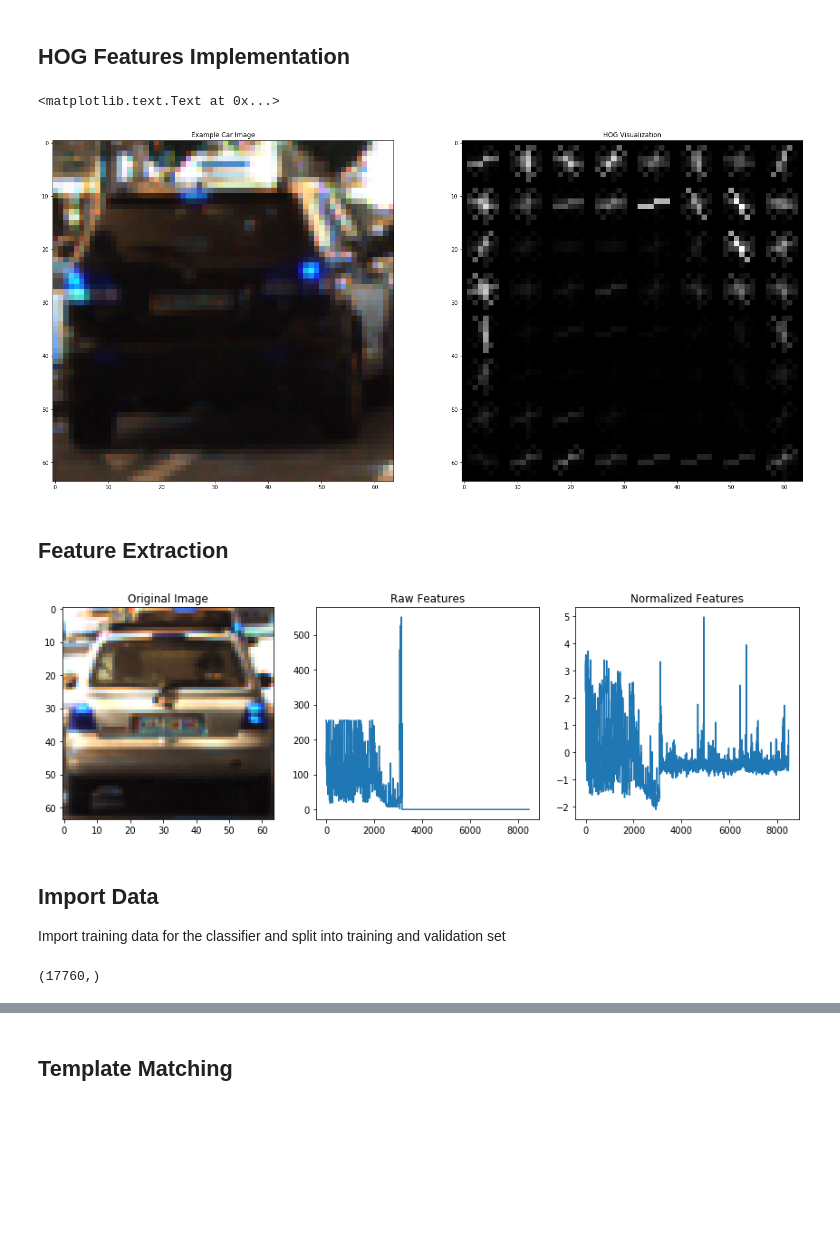
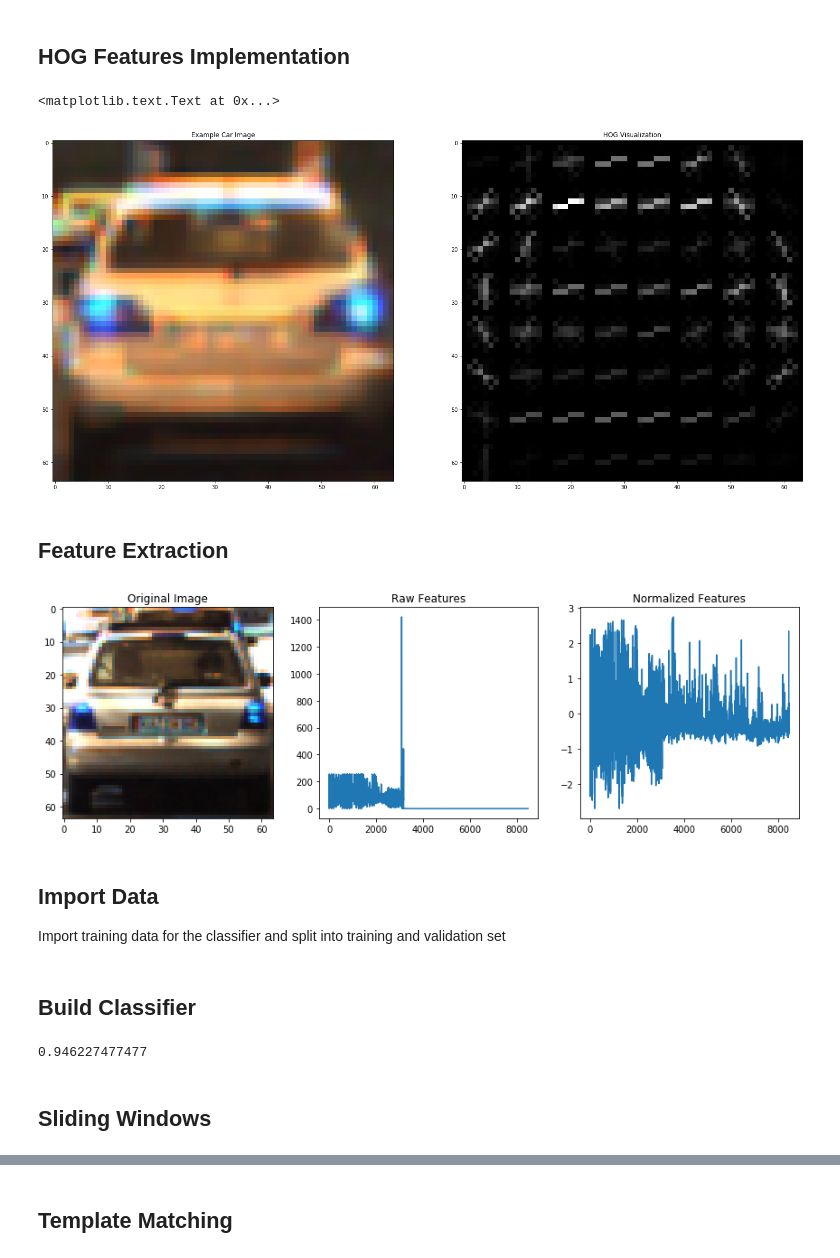
Before and after one commit to lhyleonghuiyu/CarND-Vehicle-Detection, a Jupyter notebook: starter.ipynb, the cells around one changed output, grey strips where cells are left out. Saved outputs shown, nothing was run; the diff lists cells and outputs as text; code cells hidden in the pictures; blank space fills up the shorter version.

```diff
--- a/starter.ipynb
+++ b/starter.ipynb
@@ -26,16 +30,13 @@ car_list = [] #sample cars
 random_list = [] #sample random stuff
 
 for filename in glob.glob('./test_images/*.jpg'): #assuming gif
-    im = cv2.imread(filename)
-    image_list.append(im)
+    image_list.append(filename)
 
 for filename in glob.glob('./sample_car/*.png'):
-    im = cv2.imread(filename)
-    car_list.append(im)
+    car_list.append(filename)
 
 for filename in glob.glob('./sample_stuff/*.png'):
-    im = cv2.imread(filename)
-    random_list.append(im)
+    random_list.append(filename)
 # %%
 #Testing colorspaces
 # Plot features
@@ -90,7 +92,7 @@ def get_hog_features(img, orient, pix_per_cell, cell_per_block, vis=True,
     hog_features, hog_image = hog(img, orientations=orient,
                               pixels_per_cell=(pix_per_cell, pix_per_cell),
                               cells_per_block=(cell_per_block, cell_per_block),
-                              visualise=True, feature_vector=True,
+                              visualise=True, feature_vector=feature_vec,
                               block_norm="L2-Hys")
 
 
@@ -119,7 +121,7 @@ plt.imshow(hog_image, cmap='gray')
 plt.title('HOG Visualization')
 # %% [output]
 <matplotlib.text.Text at 0x...>
-[figure, old version]
+[figure, new version]
 # %% [markdown]
 ## Feature Extraction
 # %%
@@ -160,7 +162,8 @@ def extract_features(imgs, cspace='RGB', spatial_size=(32, 32),
     # Create a list to append feature vectors to
     features = []
     # Iterate through the list of images
-    for img in imgs:
+    for file in imgs:
+        image = cv2.imread(file)
         # apply color conversion if other than 'RGB'
         if cspace != 'RGB':
             if cspace == 'HSV':
@@ -171,18 +174,19 @@ def extract_features(imgs, cspace='RGB', spatial_size=(32, 32),
                 feature_image = cv2.cvtColor(image, cv2.COLOR_BGR2HLS)
             elif cspace == 'YUV':
                 feature_image = cv2.cvtColor(image, cv2.COLOR_BGR2YUV)
-        else: feature_image = np.copy(img)
+        else: feature_image = np.copy(image)
         # Apply bin_spatial() to get spatial color features
-        spatial_features = bin_spatial(feature_image, size=spatial_size)
+        #spatial_features = bin_spatial(feature_image, size=spatial_size)
         # Apply color_hist() also with a color space option now
-        hist_features = color_hist(feature_image, nbins=hist_bins, bins_range=hist_range)
+        #hist_features = color_hist(feature_image, nbins=hist_bins, bins_range=hist_range)
         #Get HOG features
         hog_features = get_hog_features(feature_image, orient= 9,
                         pix_per_cell= 8, cell_per_block= 2,
                         vis=True, feature_vec=True, channel='ALL')
         hog_features = np.ravel(hog_features)
         # Append the new feature vector to the features list
-        features.append(np.concatenate((spatial_features, hist_features, hog_features)))
+        #features.append(np.concatenate((spatial_features, hist_features, hog_features)))
+        features.append(hog_features)
     # Return list of feature vectors
     return features
 
@@ -217,7 +221,7 @@ def get_hog_features(img, orient=9, pix_per_cell=8, cell_per_block=2, vis=True,
         hog_features = hog(img[:,:,channel], orientations=orient,
                                   pixels_per_cell=(pix_per_cell, pix_per_cell),
                                   cells_per_block=(cell_per_block, cell_per_block),
-                                  visualise=False, feature_vector=True,
+                                  visualise=False, feature_vector=feature_vec,
                                   block_norm="L2-Hys")
     else:
         hog_features = []
@@ -225,7 +229,7 @@ def get_hog_features(img, orient=9, pix_per_cell=8, cell_per_block=2, vis=True,
                 hog_features_loc = hog(img[:,:,i], orientations=orient,
                               pixels_per_cell=(pix_per_cell, pix_per_cell),
                               cells_per_block=(cell_per_block, cell_per_block),
-                              visualise=False, feature_vector=True,
+                              visualise=False, feature_vector=feature_vec,
                               block_norm="L2-Hys")
                 hog_features.append(hog_features_loc)
         hog_features = np.ravel(hog_features)
@@ -234,33 +270,34 @@ def get_hog_features(img, orient=9, pix_per_cell=8, cell_per_block=2, vis=True,
 # %%
-car_features = extract_features(car_list, cspace='RGB', spatial_size=(32, 32),
+car_features = extract_features(car_list, cspace='HSV', spatial_size=(32, 32),
                         hist_bins=32, hist_range=(0, 256))
 notcar_features = extract_features(random_list, cspace='RGB', spatial_size=(32, 32),
                         hist_bins=32, hist_range=(0, 256))
 
 if len(car_features) > 0:
     # Create an array stack of feature vectors
     X = np.vstack((car_features, notcar_features)).astype(np.float64)
     # Fit a per-column scaler
     X_scaler = StandardScaler().fit(X)
     # Apply the scaler to X
     scaled_X = X_scaler.transform(X)
     car_ind = np.random.randint(0, len(car_list))
+    img_orig = cv2.imread(car_list[car_ind])
     # Plot an example of raw and scaled features
     fig = plt.figure(figsize=(12,4))
     plt.subplot(1,3,1)
-    plt.imshow(car_list[car_ind], cmap = 'RdBu')
+    plt.imshow(img_orig, cmap = 'RdBu')
     plt.title('Original Image')
     plt.subplot(1,3,2)
     plt.plot(X[car_ind])
     plt.title('Raw Features')
     plt.subplot(1,3,3)
     plt.plot(scaled_X[car_ind])
     plt.title('Normalized Features')
     fig.tight_layout()
 else:
     print('Your function only returns empty feature vectors...')
 # %% [output]
-[figure, old version]
+[figure, new version]
 # %% [markdown]
 ## Import Data
 Import training data for the classifier and split into training and validation set
@@ -277,16 +314,3 @@ for dir in os.listdir('./non-vehicles/'):
     path = './non-vehicles/' + dir + '/'
     for filename in glob.glob(path+'*.png'):
         nonvehicle_list.append(filename)
-# %%
-#Label data
-#Convert HOG images back to the file version to extract features
-
-#Prepare y dataset
-y_vehicles = np.ones(len(vehicle_list))
-y_nonvehicles = np.zeros(len(nonvehicle_list))
-Y = np.append(y_vehicles, y_nonvehicles)
-
-
-Y.shape
-# %% [output]
-(17760,)
@@ -294,0 +335,13 @@ Y.shape
+# %% [markdown]
+## Build Classifier
+# %%
+clf = LinearSVC()
+clf.fit(X_train, Y_train)
+
+y_predict = clf.predict(X_test)
+accuracy = clf.score(X_test, Y_test)
+print(accuracy)
+# %% [output]
+0.946227477477
+# %% [markdown]
+## Sliding Windows
```
Also changed, not shown: parts of 15 cells of this notebook, 4 other files.
